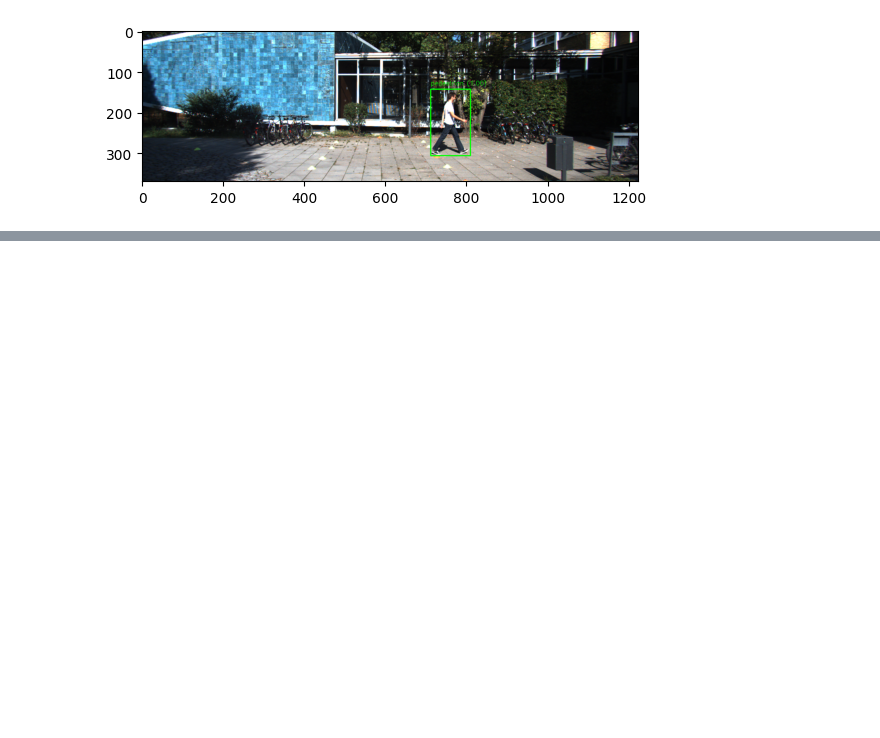
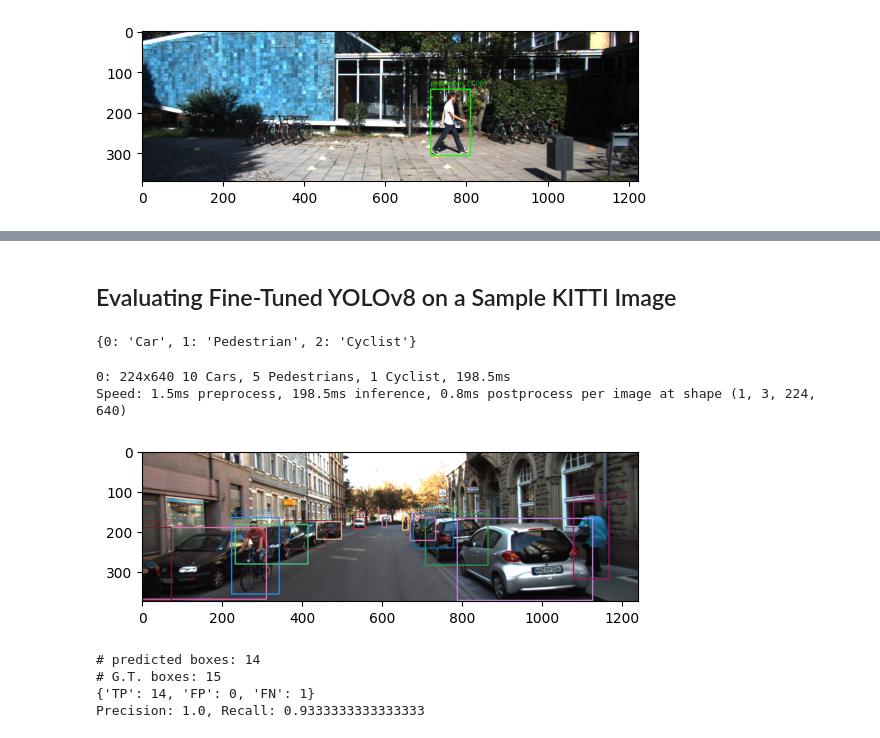
Before and after one commit to tjtrebat/kitti-experiments, a Jupyter notebook: rgb/yolo.ipynb, the cells around one changed output, grey strips where cells are left out. Saved outputs shown, nothing was run; the diff lists cells and outputs as text; code cells hidden in the pictures; blank space fills up the shorter version.

Commit message:
predicted with fine-tuned yolo

```diff
--- a/rgb/yolo.ipynb
+++ b/rgb/yolo.ipynb
@@ -108 +112,56 @@ Counter({'FP': 1, 'FN': 1})
 Precision: 0.0, Recall: 0.0
+# %% [markdown]
+## Evaluating Fine-Tuned YOLOv8 on a Sample KITTI Image
+# %%
+fine_tuned_model = YOLO("yolo_results/weights_best.pt")
+# %%
+with open(r"/home/tom/datasets/kitti/data.yaml") as stream:
+    try:
+        tuned_model_class_names = yaml.safe_load(stream)['names']
+        print(tuned_model_class_names)
+    except yaml.YAMLError as exc:
+        print(exc)
+# %% [output]
+{0: 'Car', 1: 'Pedestrian', 2: 'Cyclist'}
+# %%
+sample_image_path = "/home/tom/datasets/kitti/images/val/000780.png"
+sample_image = cv2.imread(sample_image_path)
+sample_image_rgb = cv2.cvtColor(sample_image, cv2.COLOR_BGR2RGB)
+
+sample_label_path = "/home/tom/kitti/training/label_2/000780.txt"
+sample_label = utils.parse_label_file(sample_label_path)
+gt_detections = get_gt_detections(sample_label)
+# %%
+tuned_model_det_boxes, tuned_model_det_class_ids, tuned_model_det_scores = utils.perform_detection_and_nms(
+    fine_tuned_model, sample_image, det_conf= 0.10, nms_threshold= 0.50)
+# %% [output]
+0: 224x640 10 Cars, 5 Pedestrians, 1 Cyclist, 198.5ms
+Speed: 1.5ms preprocess, 198.5ms inference, 0.8ms postprocess per image at shape (1, 3, 224, 640)
+# %%
+tuned_model_pred_detections = []
+for box, class_id, score in zip(tuned_model_det_boxes, tuned_model_det_class_ids, tuned_model_det_scores):
+    class_name = tuned_model_class_names[class_id].lower()
+    tuned_model_pred_detections.append({
+        "bounding_box": box.tolist(),
+        "object_name": class_name,
+        "confidence": float(score)
+    })
+
+tuned_model_pred_image = utils.draw_detection_output(sample_image_rgb, tuned_model_pred_detections)
+cv2.imwrite('tuned_model_pred_image.png', tuned_model_pred_image[:,:,::-1])
+plt.imshow(tuned_model_pred_image);
+# %% [output]
+[figure, added]
+# %%
+print("# predicted boxes: {}".format(len(tuned_model_pred_detections)))
+print("# G.T. boxes: {}".format(len(gt_detections)))
+gt_detections = [obj for obj in gt_detections if obj.get("object_name") != "dontcare"]
+results = utils.evaluate_detections(tuned_model_pred_detections, gt_detections, iou_threshold=0.40)
+precision, recall = utils.calculate_precision_recall(results)
+print(f"{{'TP': {results['TP']}, 'FP': {results['FP']}, 'FN': {results['FN']}}}")
+print(f"Precision: {precision}, Recall: {recall}")
+# %% [output]
+# predicted boxes: 14
+# G.T. boxes: 15
+{'TP': 14, 'FP': 0, 'FN': 1}
+Precision: 1.0, Recall: 0.9333333333333333
```
Also changed, not shown: parts of 4 cells of this notebook, 4 other files.
